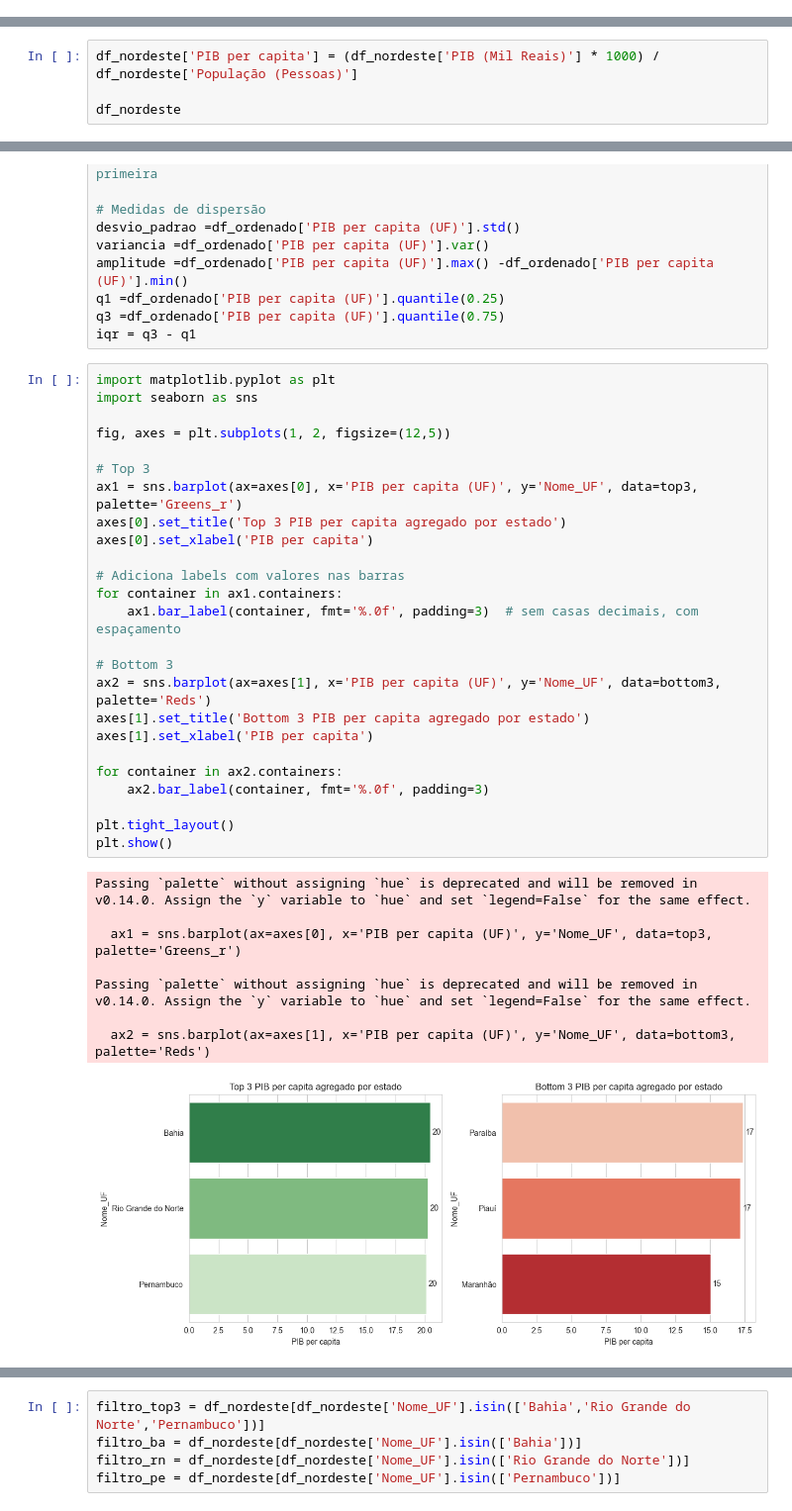
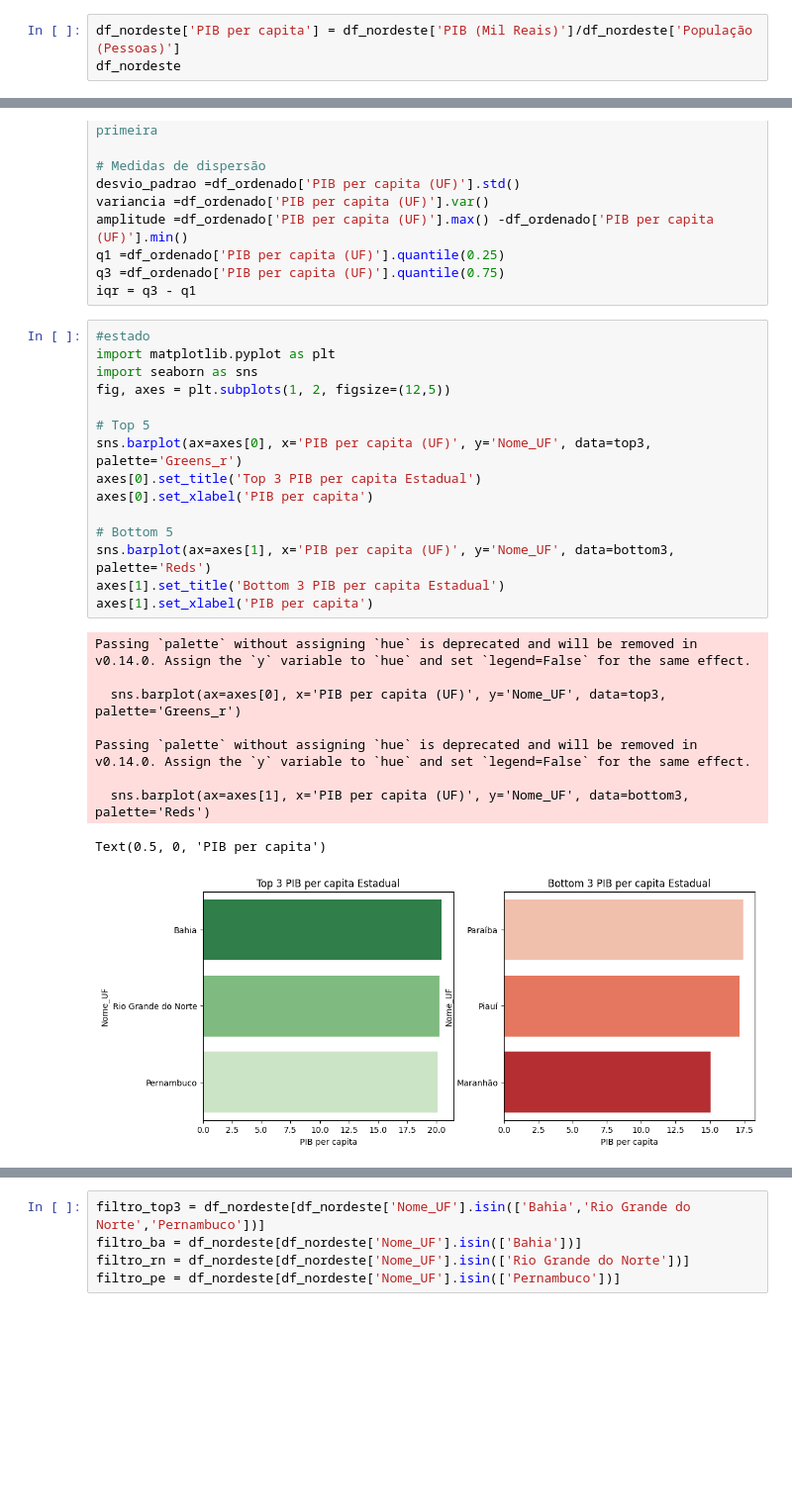
Before and after one commit to duddanobre/sidra-nordeste, a Jupyter notebook: nordeste.ipynb, the cells around one changed output, grey strips where cells are left out. Shown at 99% size. Cells and saved outputs as stored; diff of their text form; blank space fills up the shorter version.

```diff
--- a/nordeste.ipynb
+++ b/nordeste.ipynb
@@ -89,0 +164,3 @@ df_nordeste = df_nordeste.drop(columns=['Código Município Completo'])
+# %%
+df_nordeste['PIB per capita'] = df_nordeste['PIB (Mil Reais)']/df_nordeste['População (Pessoas)']
+df_nordeste
@@ -94,4 +182,0 @@ df_nordeste = df_nordeste.drop(columns=['Código Município Completo'])
-# %%
-df_nordeste['PIB per capita'] = (df_nordeste['PIB (Mil Reais)'] * 1000) / df_nordeste['População (Pessoas)']
-
-df_nordeste
@@ -213,39 +281,30 @@ q1 =df_ordenado['PIB per capita (UF)'].quantile(0.25)
 q3 =df_ordenado['PIB per capita (UF)'].quantile(0.75)
 iqr = q3 - q1
 # %%
+#estado
 import matplotlib.pyplot as plt
 import seaborn as sns
-
 fig, axes = plt.subplots(1, 2, figsize=(12,5))
 
-# Top 3
-ax1 = sns.barplot(ax=axes[0], x='PIB per capita (UF)', y='Nome_UF', data=top3, palette='Greens_r')
-axes[0].set_title('Top 3 PIB per capita agregado por estado')
+# Top 5
+sns.barplot(ax=axes[0], x='PIB per capita (UF)', y='Nome_UF', data=top3, palette='Greens_r')
+axes[0].set_title('Top 3 PIB per capita Estadual')
 axes[0].set_xlabel('PIB per capita')
 
-# Adiciona labels com valores nas barras
-for container in ax1.containers:
-    ax1.bar_label(container, fmt='%.0f', padding=3)  # sem casas decimais, com espaçamento
-
-# Bottom 3
-ax2 = sns.barplot(ax=axes[1], x='PIB per capita (UF)', y='Nome_UF', data=bottom3, palette='Reds')
-axes[1].set_title('Bottom 3 PIB per capita agregado por estado')
+# Bottom 5
+sns.barplot(ax=axes[1], x='PIB per capita (UF)', y='Nome_UF', data=bottom3, palette='Reds')
+axes[1].set_title('Bottom 3 PIB per capita Estadual')
 axes[1].set_xlabel('PIB per capita')
-
-for container in ax2.containers:
-    ax2.bar_label(container, fmt='%.0f', padding=3)
-
-plt.tight_layout()
-plt.show()
 # %% [output]
 Passing `palette` without assigning `hue` is deprecated and will be removed in v0.14.0. Assign the `y` variable to `hue` and set `legend=False` for the same effect.
 
-  ax1 = sns.barplot(ax=axes[0], x='PIB per capita (UF)', y='Nome_UF', data=top3, palette='Greens_r')
+  sns.barplot(ax=axes[0], x='PIB per capita (UF)', y='Nome_UF', data=top3, palette='Greens_r')
 
 Passing `palette` without assigning `hue` is deprecated and will be removed in v0.14.0. Assign the `y` variable to `hue` and set `legend=False` for the same effect.
 
-  ax2 = sns.barplot(ax=axes[1], x='PIB per capita (UF)', y='Nome_UF', data=bottom3, palette='Reds')
+  sns.barplot(ax=axes[1], x='PIB per capita (UF)', y='Nome_UF', data=bottom3, palette='Reds')
+Text(0.5, 0, 'PIB per capita')
-[figure, old version]
+[figure, new version]
 # %%
 #minicipio
 df_ordenado_1 = df_nordeste.sort_values(by='PIB per capita', ascending=False)
```
Also changed, not shown: parts of 30 cells of this notebook, 1 other file.
